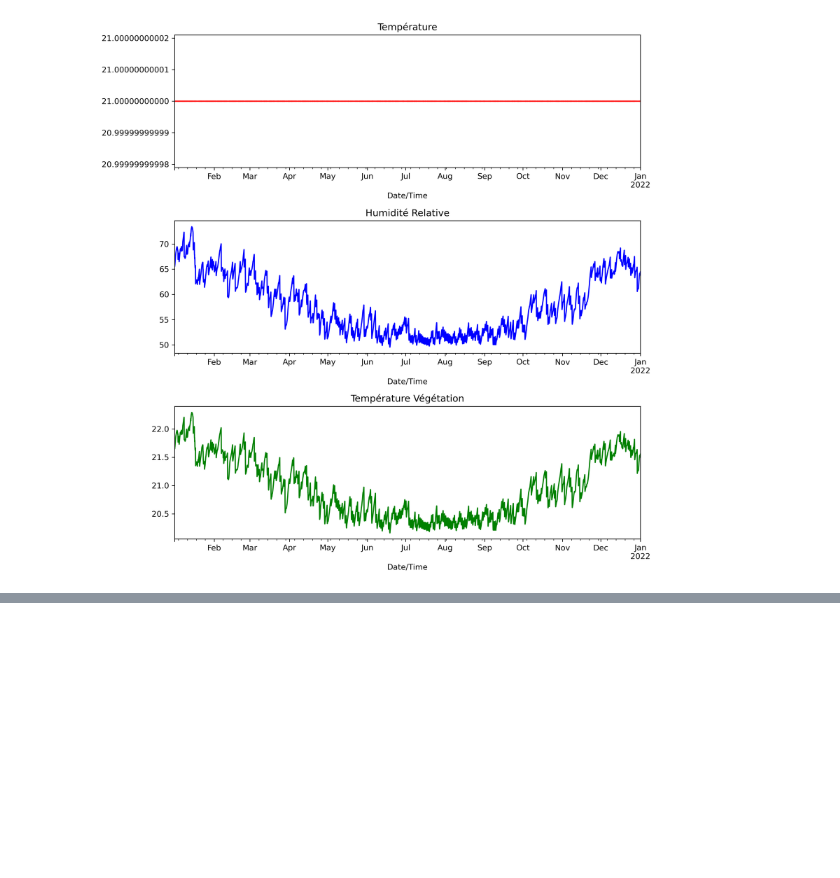
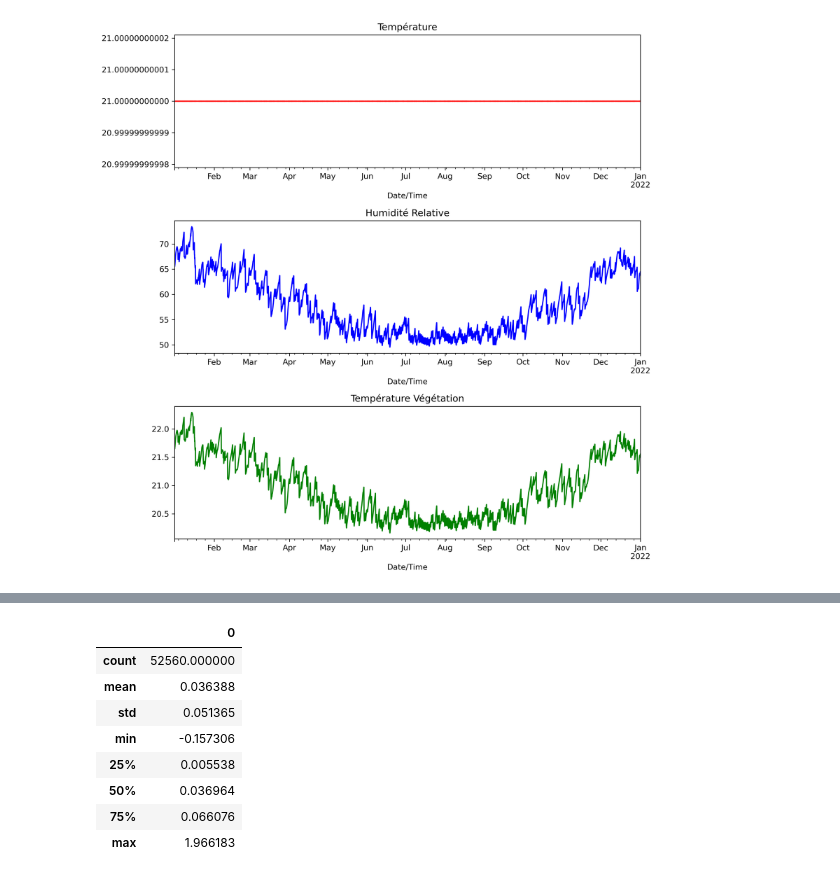
Before and after one commit to GLM-ETS/EnergyPlus-Type-205, a Jupyter notebook: Trial_1.ipynb, the cells around one changed output, grey strips where cells are left out. Cells and saved outputs as stored; diff of their text form; code cells hidden in the pictures; blank space fills up the shorter version.

```diff
--- a/Trial_1.ipynb
+++ b/Trial_1.ipynb
@@ -71,0 +104,12 @@ plt.show()
+# %%
+pd.DataFrame(dd.reshape(-1,1)).describe()
+# %% [output]
+|  | 0 |
+| count | 52560.000000 |
+| mean | 0.036388 |
+| std | 0.051365 |
+| min | -0.157306 |
+| 25% | 0.005538 |
+| 50% | 0.036964 |
+| 75% | 0.066076 |
+| max | 1.966183 |
```
Also changed, not shown: parts of 11 cells of this notebook, 4 other files.
